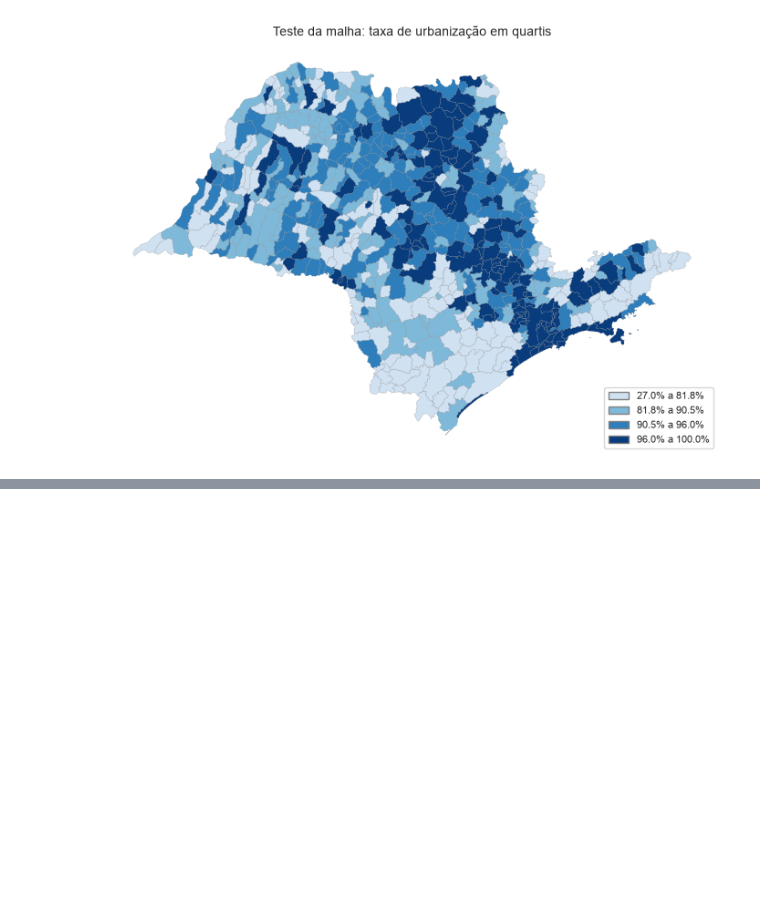
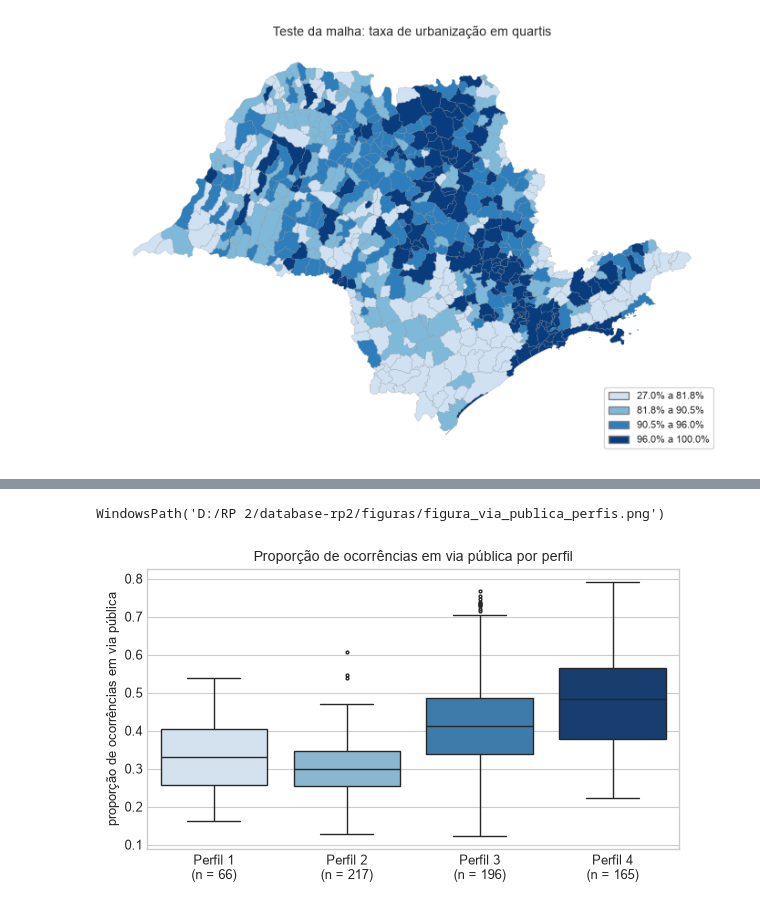
Before and after one commit to Ioneda22/database-rp2, a Jupyter notebook: notebooks/07_validacao_externa_mapa.ipynb, the cells around one changed output, grey strips where cells are left out. Cells and saved outputs as stored; diff of their text form; code cells hidden in the pictures; blank space fills up the shorter version.

Commit message:
Adiciona validação externa e mapa dos perfis ao notebook 07
Co-Authored-By: Claude Opus 5.5 <noreply@anthropic.com>

```diff
--- a/notebooks/07_validacao_externa_mapa.ipynb
+++ b/notebooks/07_validacao_externa_mapa.ipynb
@@ -33,19 +33,25 @@ import pandas as pd
 RAIZ = Path.cwd().parent if Path.cwd().name == "notebooks" else Path.cwd()
 sys.path.insert(0, str(RAIZ / "src"))
 
-from config import BASE_FINAL_CSV
-from estilo import aplicar_estilo
-from figuras import plot_mapa_categorias
+from config import (ALGORITMO_ESCOLHIDO, BASE_FINAL_CSV, DATA_PROCESSED,
+                    DICIONARIO_CSV, K_ESCOLHIDO)
+from estilo import aplicar_estilo, salvar
+from figuras import plot_boxplot_perfis, plot_mapa_categorias
 from malha import carregar_malha_sp
+from preprocessamento import carregar_features
+from clusterizacao import faixa_epsilon2, kruskal_epsilon2
 
 aplicar_estilo()   # mesma fonte, cores e grade em todas as figuras do artigo
 # Se algum import acima falhar, quase sempre é o editor apontando para outra
 # instalação do Python. O caminho impresso aqui é o que precisa ter as
 # bibliotecas do requirements.txt.
 print("Python:", sys.executable)
+print(f"Modelo escolhido: {ALGORITMO_ESCOLHIDO}, k = {K_ESCOLHIDO}")
 
 # O código do IBGE é identificador, não quantidade: lido como texto para não
 # virar número em nenhuma etapa.
 base = pd.read_csv(BASE_FINAL_CSV, dtype={"codigo_ibge": str})
+dic = pd.read_csv(DICIONARIO_CSV)
+perfis = pd.read_csv(DATA_PROCESSED / "perfis.csv", dtype={"codigo_ibge": str})
 # %% [output]
 Python: D:\RP 2\database-rp2\.venv\Scripts\python.exe
@@ -88,0 +115,13 @@ fig = plot_mapa_categorias(teste, "faixa", rotulos,
+# %%
+# Mesmo filtro e mesma ordem do notebook 05 (sem a capital, que não tem IEGM).
+modelagem = base[~base["flag_sem_iegm"]].reset_index(drop=True)
+assert (modelagem["codigo_ibge"] == perfis["codigo_ibge"]).all(), \
+    "perfis.csv fora da ordem da base"
+perfil = perfis["perfil"]
+
+H, p_valor, epsilon2 = kruskal_epsilon2(modelagem["prop_via_publica"], perfil)
+print(f"prop_via_publica: H = {H:.1f} | p-valor = {p_valor:.1e} | "
+      f"epsilon² = {epsilon2:.3f} ({faixa_epsilon2(epsilon2)})")
+
+# Mediana por perfil, em %, para dizer em que direção está a diferença.
+(100 * modelagem.groupby(perfil)["prop_via_publica"].median()).round(1)
@@ -88,0 +136,10 @@ fig = plot_mapa_categorias(teste, "faixa", rotulos,
+# %%
+n_por_perfil = perfil.value_counts().sort_index()
+rotulos_perfis = [f"Perfil {p}\n(n = {n})" for p, n in n_por_perfil.items()]
+fig = plot_boxplot_perfis(modelagem["prop_via_publica"], perfil,
+                          "proporção de ocorrências em via pública",
+                          rotulos_perfis)
+salvar(fig, "figura_via_publica_perfis")
+# %% [output]
+WindowsPath('D:/RP 2/database-rp2/figuras/figura_via_publica_perfis.png')
+[figure, added]
```
Also changed, not shown: parts of 14 cells of this notebook, 7 other files.
